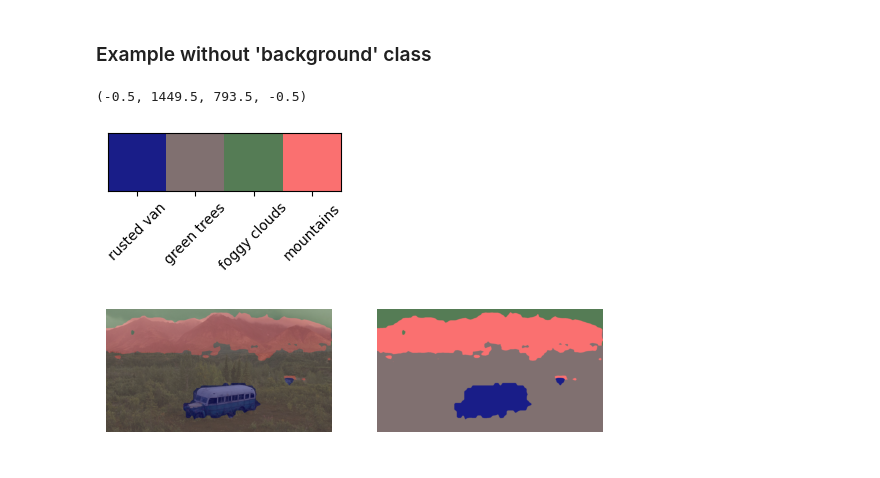
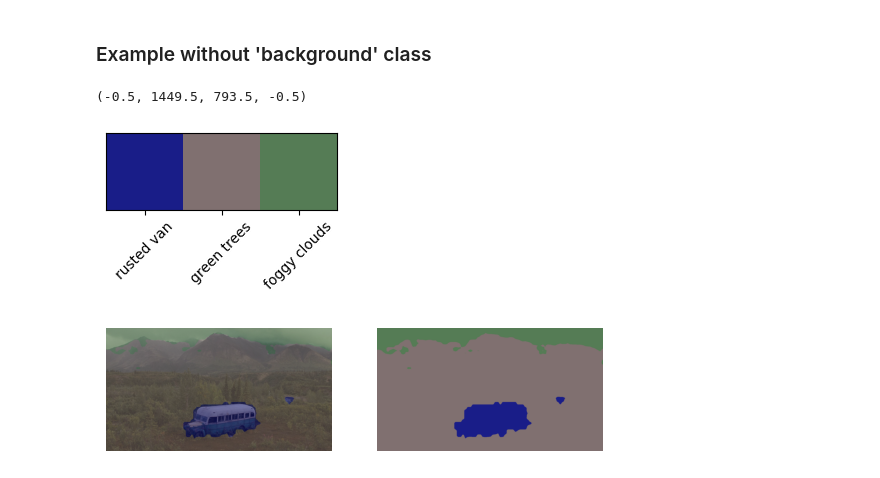
Before and after one commit to wysoczanska/clip_dinoiser, a Jupyter notebook: demo.ipynb, the cells around one changed output. Cells and saved outputs as stored; diff of their text form; code cells hidden in the pictures.

```diff
--- a/demo.ipynb
+++ b/demo.ipynb
@@ -53,25 +91,33 @@ model = model.eval()
 # %% [markdown]
 ### Example with 'background' class
 # %%
+# Definisci il percorso del file immagine
 file = 'assets/vintage_bike.jpeg'
+
+# Imposta la palette e i nomi delle classi per visualizzare il risultato
 PALETTE = [(0, 0, 0), (156, 143, 189), (79, 158, 101)]
+SUPPORT_IMAGES = ['assets/bike.jpg', 'assets/leather_bag.jpeg']
 
-# specify your prompts
-TEXT_PROMPTS = ['background', 'vintage bike', 'leather bag']
-model.clip_backbone.decode_head.update_vocab(TEXT_PROMPTS)
+# Aggiorna il vocabolario del modello per l'uso di immagini di supporto
+model.clip_backbone.decode_head.update_vocab(SUPPORT_IMAGES)  # Passa il tuo elenco di immagini di supporto qui
 model.to(device)
 
-# set apply FOUND (background detector) to True
-model.apply_found = True
+# Imposta l'applicazione di 'FOUND' a True per rilevare il background
+model.apply_found = False
 
-# run segmentation
-mask, ticks, img = visualize_per_image(file, TEXT_PROMPTS, PALETTE, model)
+# Carica e imposta le immagini di supporto nel modello
+set_support_images(model, SUPPORT_IMAGES)  # Passa le immagini di supporto al modello
 
-fig, ax = plt.subplots(nrows=1, ncols=2)
-alpha=0.5
-blend = (alpha)*np.array(img)/255. + (1-alpha) * mask/255.
+# Esegui la segmentazione
+mask, ticks, img = visualize_per_image(file, SUPPORT_IMAGES, PALETTE, model)
+
+# Visualizza i risultati
+fig, ax = plt.subplots(nrows=1, ncols=2, figsize=(12, 6))
+alpha = 0.5
+blend = (alpha) * np.array(img) / 255. + (1 - alpha) * mask / 255.
 ax[0].imshow(blend)
 ax[1].imshow(mask)
 ax[0].axis('off')
 ax[1].axis('off')
+plt.show()
 # %% [output]
@@ -83,25 +127,26 @@ ax[1].axis('off')
 # %%
 file = 'assets/rusted_van.png'
 
 PALETTE = [[25, 29, 136], [128, 112, 112], [85, 124, 85], [250, 112, 112], [250, 250, 0], [250, 0, 0]]
 
 # specify TEXT PROMPTS
-TEXT_PROMPTS = ["rusted van", "green trees", "foggy clouds", "mountains"]
+TEXT_PROMPTS = ["rusted van", "green trees", "foggy clouds"]
+SUPPORT_IMAGES = []
 model.clip_backbone.decode_head.update_vocab(TEXT_PROMPTS)
 model.to(device)
 
 # specify whether applying FOUND or not
 model.apply_found = False
 mask, ticks, img = visualize_per_image(file, TEXT_PROMPTS, PALETTE, model)
 
 fig, ax = plt.subplots(nrows=1, ncols=2)
 alpha=0.5
 blend = (alpha)*np.array(img)/255. + (1-alpha)*mask/255.
 ax[0].imshow(blend)
 ax[1].imshow(mask)
 ax[0].axis('off')
 ax[1].axis('off')
 # %% [output]
 (-0.5, 1449.5, 793.5, -0.5)
-[figure, old version]
+[figure, new version]
-[figure, old version]
+[figure, new version]
```
Also changed, not shown: parts of 4 cells of this notebook, 4 other files.
